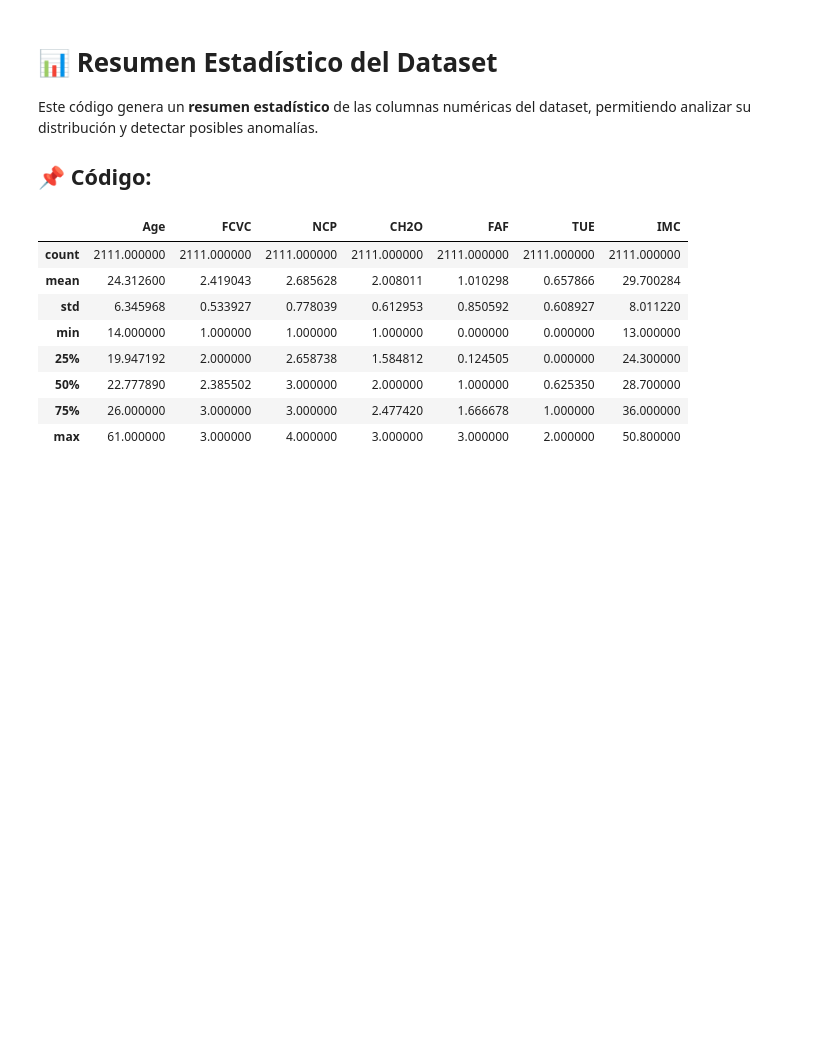
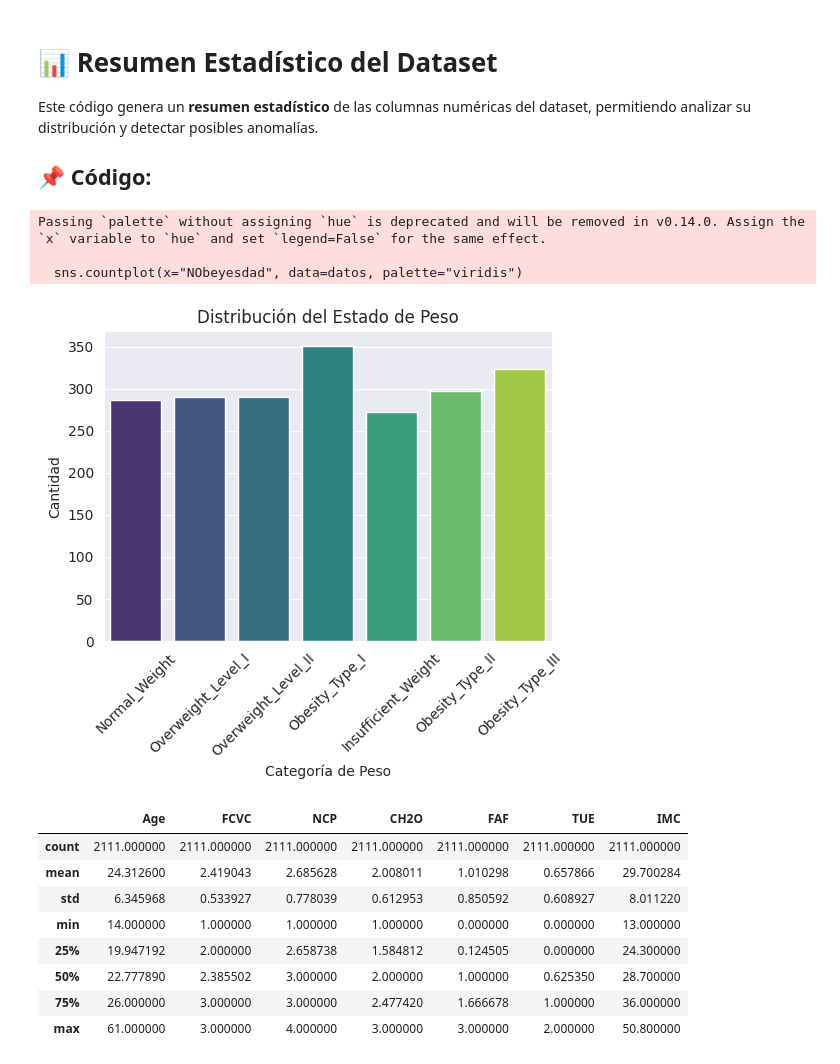
Before and after one commit to Andres-Nicolas/ModeloML_PO_CIP, a Jupyter notebook: Model.ipynb, the cells around one changed output. Drawn from its saved outputs; the diff is of its cells as text; code cells hidden in the pictures; blank space fills up the shorter version.

```diff
--- a/Model.ipynb
+++ b/Model.ipynb
@@ -208,6 +359,30 @@ memory usage: 264.0+ KB
 Este código genera un **resumen estadístico** de las columnas numéricas del dataset, permitiendo analizar su distribución y detectar posibles anomalías.
 
 ## 📌 Código:
+# %%
+import pandas as pd
+import matplotlib.pyplot as plt
+import seaborn as sns
+# Definir el tamaño de la figura
+plt.figure(figsize=(15, 5))
+
+# 🔹 Gráfico de barras para el estado de peso (NObeyesdad)
+plt.subplot(1, 3, 1)
+sns.countplot(x="NObeyesdad", data=datos, palette="viridis")
+plt.xticks(rotation=45)
+plt.title("Distribución del Estado de Peso")
+plt.xlabel("Categoría de Peso")
+plt.ylabel("Cantidad")
+
+
+# Ajustar diseño y mostrar gráficos
+plt.tight_layout()
+plt.show()
+# %% [output]
+Passing `palette` without assigning `hue` is deprecated and will be removed in v0.14.0. Assign the `x` variable to `hue` and set `legend=False` for the same effect.
+
+  sns.countplot(x="NObeyesdad", data=datos, palette="viridis")
+[figure, added]
 # %%
 datos.describe()
 # %% [output]
```
Also changed, not shown: parts of 13 cells of this notebook.
